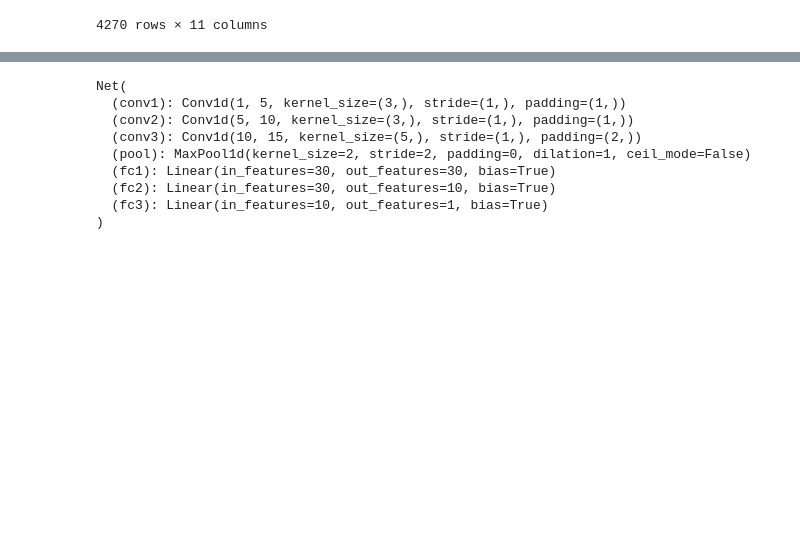
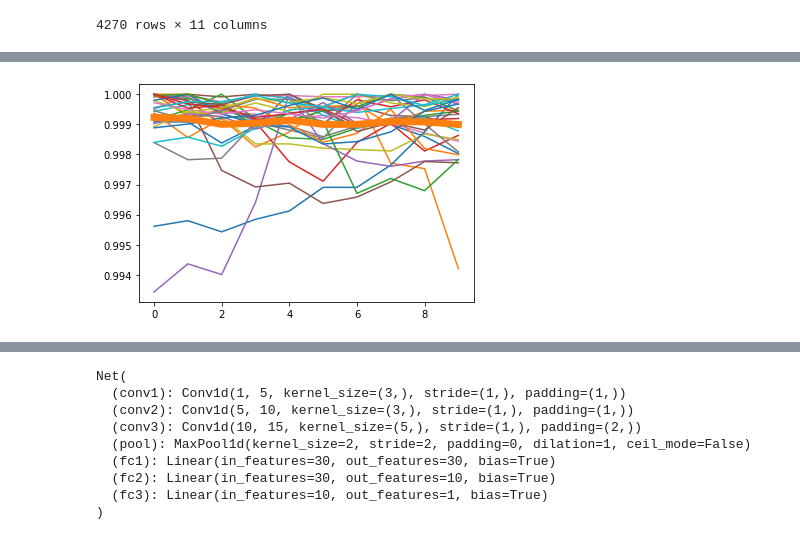
Before and after one commit to LordTheuzim/mini_indice, a Jupyter notebook: notebooks/modelo1.ipynb, the cells around one changed output, grey strips where cells are left out. Cells and saved outputs as stored; diff of their text form; code cells hidden in the pictures; blank space fills up the shorter version.

```diff
--- a/notebooks/modelo1.ipynb
+++ b/notebooks/modelo1.ipynb
@@ -175,0 +209,5 @@ torch.Size([30, 10])
+# %%
+plt.plot(dados[labels==1,:].T);
+plt.plot(dados[labels==1,:].T.mean(axis=1),linewidth=7);
+# %% [output]
+[figure, added]
```
Also changed, not shown: parts of 29 cells of this notebook, 2 other files.
